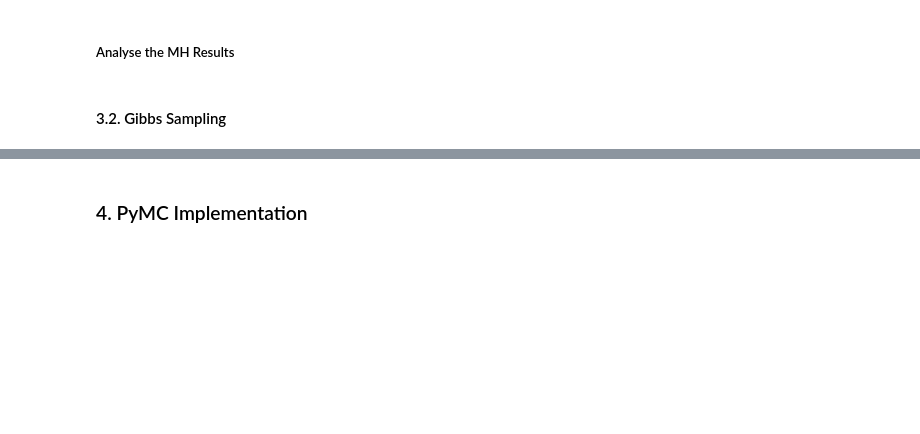
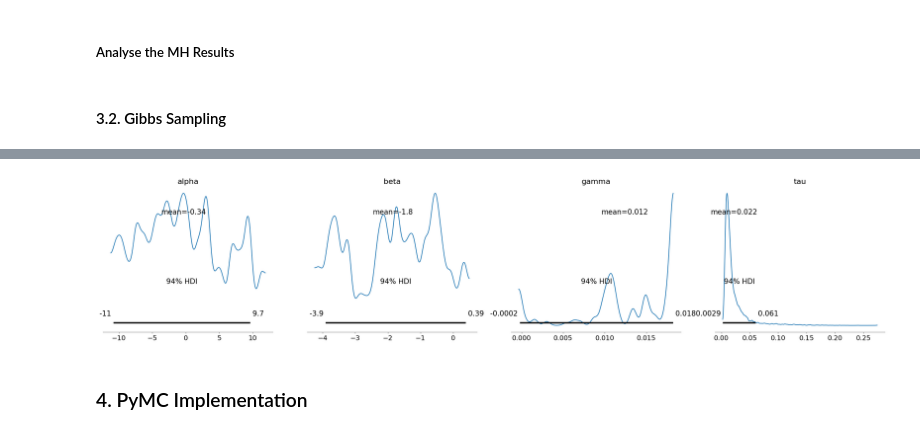
Before and after one commit to samarelayed/Advanced_Bayesian_Inference_Salm_Project, a Jupyter notebook: Advanced_Bayesian_Inference_Salm_Project.ipynb, the cells around one changed output, grey strips where cells are left out. Drawn from its saved outputs; the diff is of its cells as text; code cells hidden in the pictures; blank space fills up the shorter version.

```diff
--- a/Advanced_Bayesian_Inference_Salm_Project.ipynb
+++ b/Advanced_Bayesian_Inference_Salm_Project.ipynb
@@ -354,3 +398,9 @@ gibbs_samples = gibbs_sampler(doses, plates)
+# %%
+# Posterior Density Plots
+az.plot_posterior(gibbs_samples, var_names=["alpha", "beta", "gamma", "tau"]);
+plt.show()
+# %% [output]
+[figure, added]
 # %% [markdown]
 ### 4. PyMC Implementation
 # %% [markdown]
```
Also changed, not shown: parts of 9 cells of this notebook.
